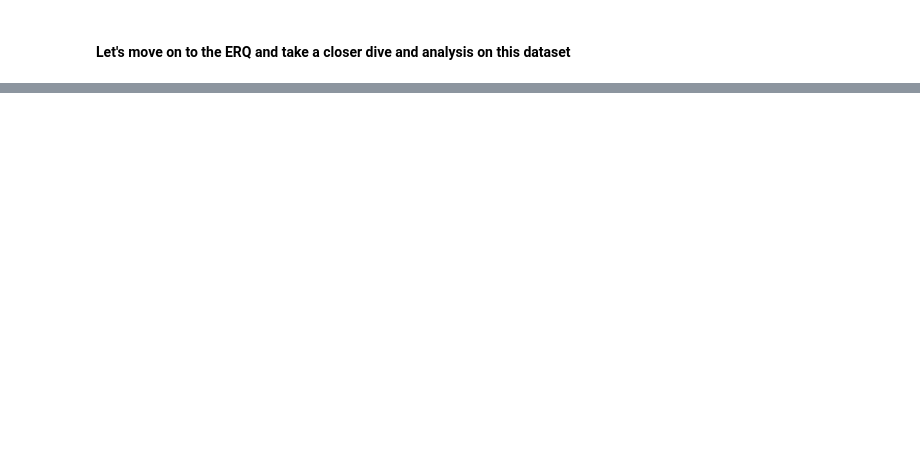
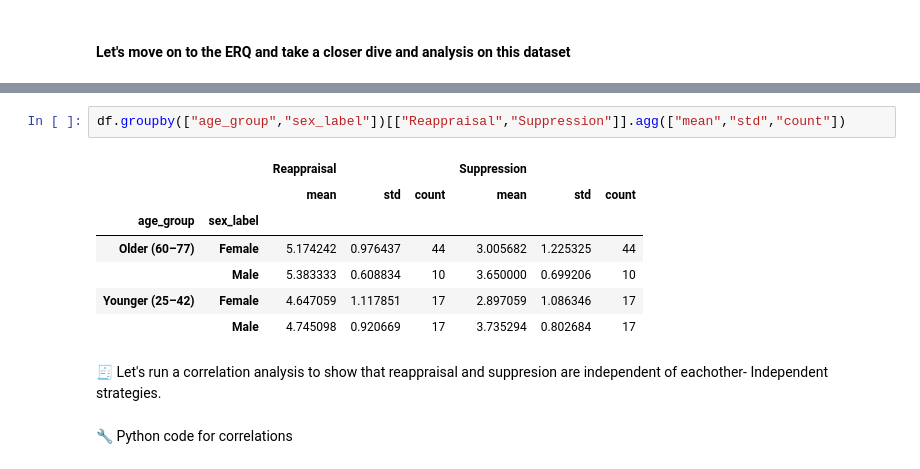
Before and after one commit to KristellMaria/master_calculations, a Jupyter notebook: master_calculations.ipynb, the cells around one changed output, grey strips where cells are left out. Cells and saved outputs as stored; diff of their text form; blank space fills up the shorter version.

```diff
--- a/master_calculations.ipynb
+++ b/master_calculations.ipynb
@@ -3160,0 +4102,14 @@ print(f"\n✅ Saved updated demographics summary to: {FINAL_DIR / 'demographics_
+# %%
+df.groupby(["age_group","sex_label"])[["Reappraisal","Suppression"]].agg(["mean","std","count"])
+# %% [output]
+|  |  | Reappraisal |  |  | Suppression |  |  |
+|  |  | mean | std | count | mean | std | count |
+| age_group | sex_label |  |  |  |  |  |  |
+| Older (60–77) | Female | 5.174242 | 0.976437 | 44 | 3.005682 | 1.225325 | 44 |
+|  | Male | 5.383333 | 0.608834 | 10 | 3.650000 | 0.699206 | 10 |
+| Younger (25–42) | Female | 4.647059 | 1.117851 | 17 | 2.897059 | 1.086346 | 17 |
+|  | Male | 4.745098 | 0.920669 | 17 | 3.735294 | 0.802684 | 17 |
+# %% [markdown]
+🧾 Let's run a correlation analysis to show that reappraisal and suppresion are independent of eachother- Independent strategies.
+# %% [markdown]
+🔧 Python code for correlations
```
Also changed, not shown: parts of 33 cells of this notebook, 3 other files.
